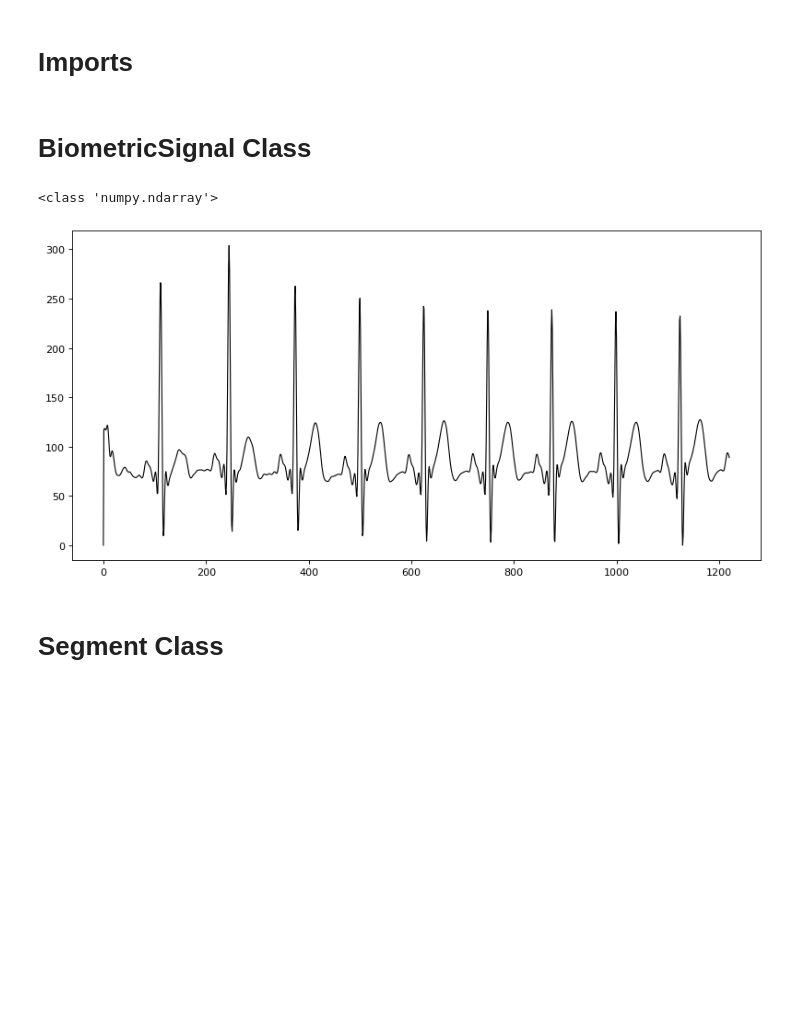
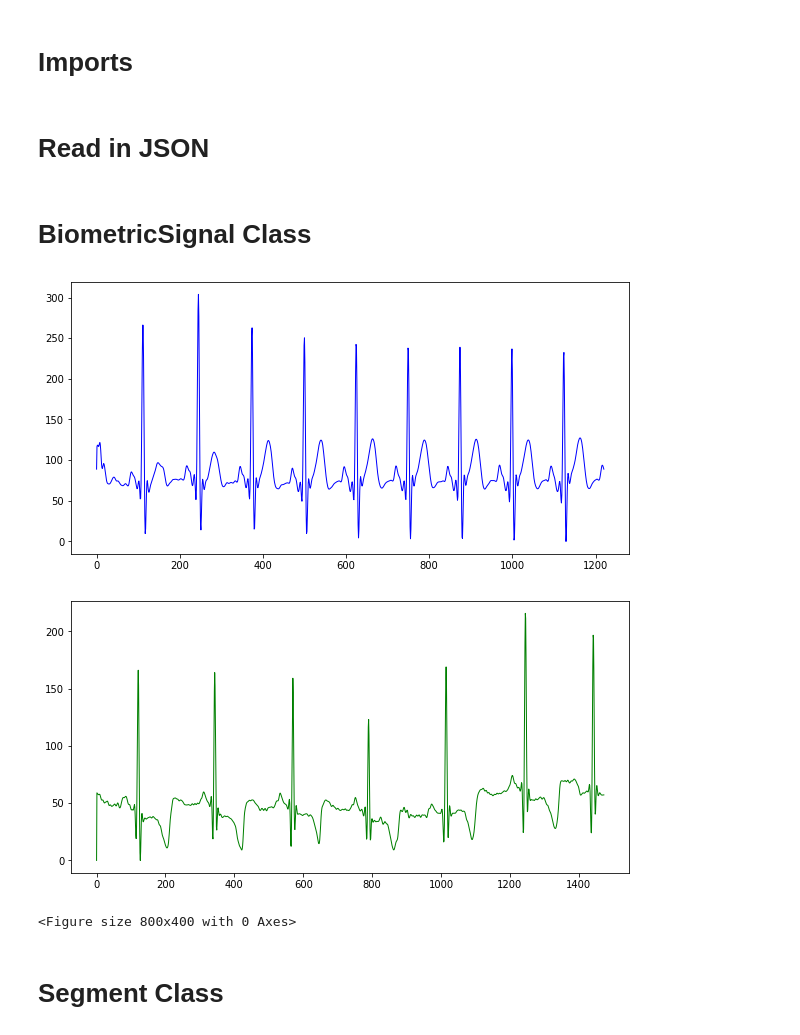
Before and after one commit to Gr-Anderson/FYP, a Jupyter notebook: FYP_code.ipynb, the cells around one changed output. Saved outputs shown, nothing was run; the diff lists cells and outputs as text; code cells hidden in the pictures; blank space fills up the shorter version.

```diff
--- a/FYP_code.ipynb
+++ b/FYP_code.ipynb
@@ -11,6 +11,20 @@ import numpy as np
 import matplotlib.pyplot as plt
 from scipy import signal
 from scipy.signal import argrelextrema
+# %% [markdown]
+# Read in JSON
+# %%
+with open('rpeaks.txt') as f:
+  lineList = f.read()
+
+new_rpeaks = json.loads(lineList)
+
+
+with open('filtered_sig.txt') as f:
+  lineList = f.read()
+
+temp_list = json.loads(lineList)
+new_filtered_sig = np.array(temp_list)
 # %% [markdown]
 # BiometricSignal Class
 # %%
@@ -211,39 +225,48 @@ class BiometricSignal:
         theVoltage = []
 
 
         for i in range(0, no_of_rows):
             if self.amended_signal[i] > threshold:
                 theVoltage.append(self.amended_signal[i])
             else:
                 theVoltage.append(0)
             line_numbers.append(i)
 
 
         ecg_plot = np.concatenate((theVoltage, line_numbers))
 
         self.r_peaks = argrelextrema(ecg_plot, np.greater, order=5)
 
         return self.r_peaks
 
 
 # ----------------------------------------------------------------------------------------------
 #                                       CODE FOR TESTING
 # ----------------------------------------------------------------------------------------------
 biosig = BiometricSignal()
 biosig.filter_captured_signal()
 biosig.amend_signal()
 biosig.find_r_peaks()
 biosig.standardise_signal()
 
-plt.figure(num=None, figsize=(10, 5), dpi=80, facecolor="w", edgecolor="k")
-plt.plot(biosig.standardised_signal, color="#000000", linewidth=1)
-# plt.axis('off')
-# plt.savefig("project_presentation.png", dpi=150, quality=100, bbox_inches='tight')
+biosig2 = BiometricSignal()
+biosig2.filtered_signal = new_filtered_sig
+biosig2.amend_signal()
+biosig2.find_r_peaks()
+biosig2.standardise_signal()
+
+fig1, ax1 = plt.subplots(figsize=(10,5))
+fig2, ax2 = plt.subplots(figsize=(10,5))
+
+plt.figure(num=None, figsize=(10, 5), dpi=80)
+ax1.plot(biosig.standardised_signal, linewidth=1, color='b')
+ax2.plot(biosig2.standardised_signal, linewidth=1, color='g')
 plt.tight_layout()
 plt.show()
 # %% [output]
+[figure, new version]
+[figure, added]
-<class 'numpy.ndarray'>
+<Figure size 800x400 with 0 Axes>
-[figure, old version]
 # %% [markdown]
 # Segment Class
 # %%
```
Also changed, not shown: parts of 2 cells of this notebook, 11 other files.
